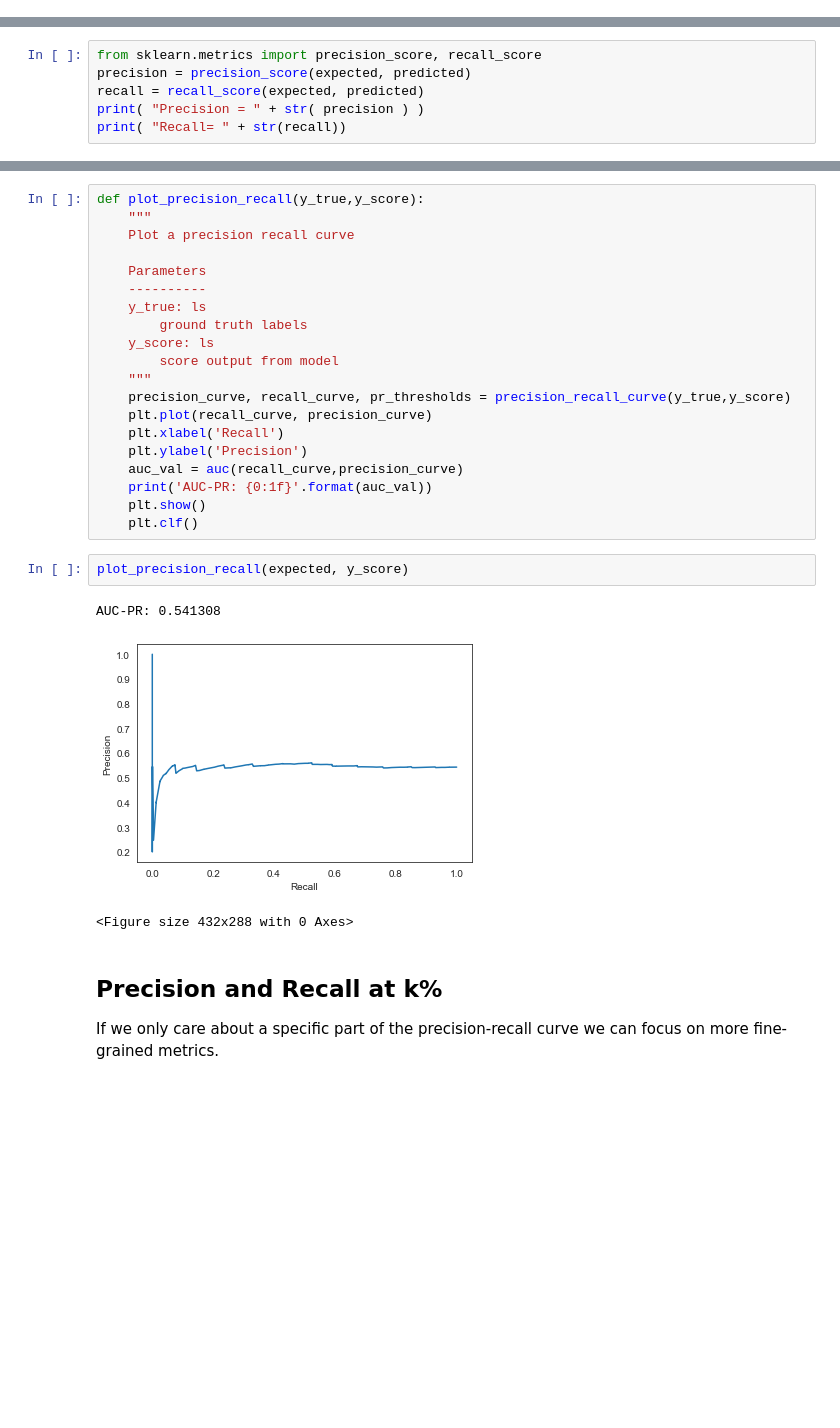
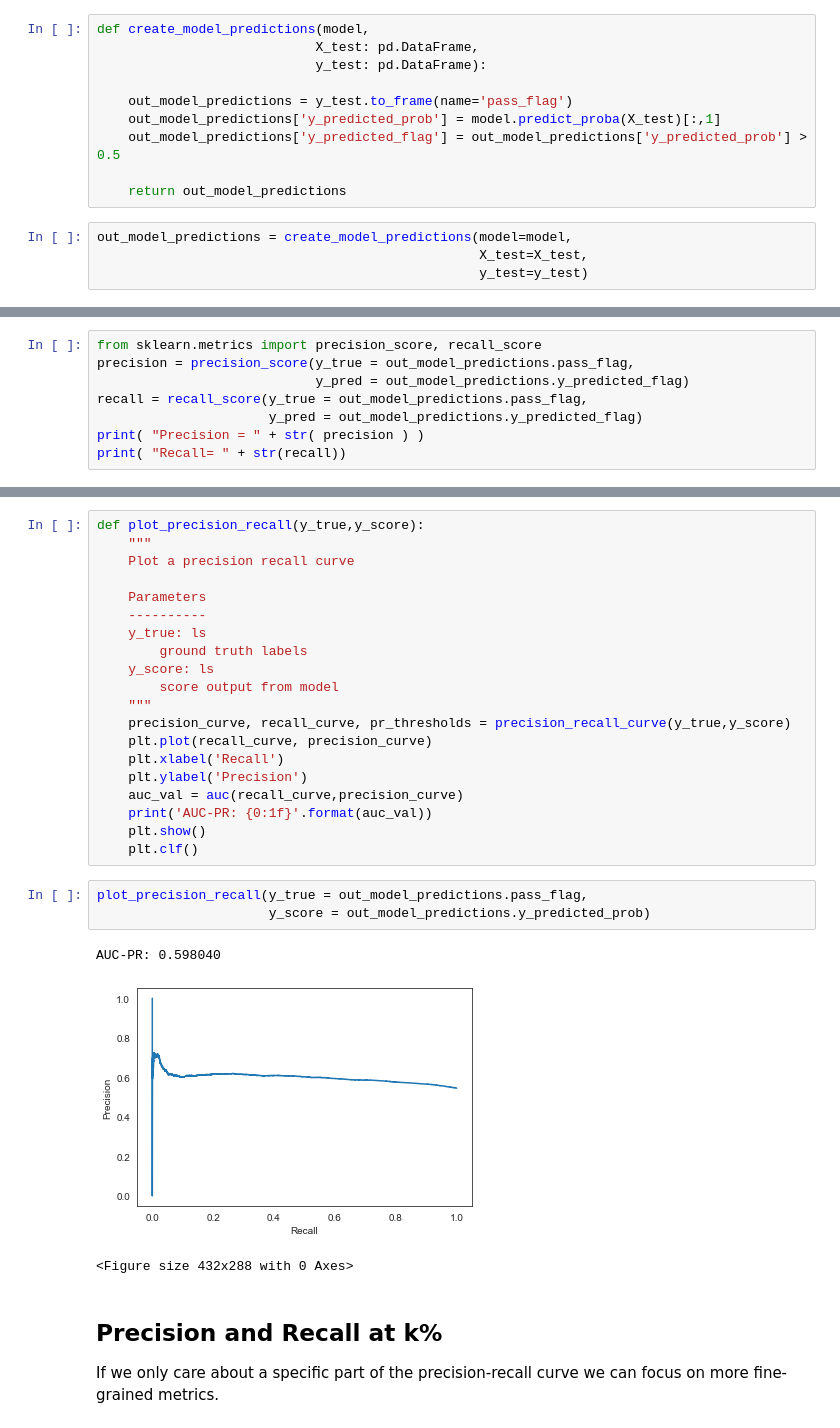
Before and after one commit to dssg/hitchhikers-guide, a Jupyter notebook: sources/curriculum/3_modeling_and_machine_learning/machine-learning/machine_learning_clean.ipynb, the cells around one changed output, grey strips where cells are left out. Cells and saved outputs as stored; diff of their text form; blank space fills up the shorter version.

Commit message:
added features and models

```diff
--- a/sources/curriculum/3_modeling_and_machine_learning/machine-learning/machine_learning_clean.ipynb
+++ b/sources/curriculum/3_modeling_and_machine_learning/machine-learning/machine_learning_clean.ipynb
@@ -582,0 +631,14 @@ test[['pass_flag', 'y_predicted']].head()
+# %%
+def create_model_predictions(model,
+                            X_test: pd.DataFrame,
+                            y_test: pd.DataFrame):
+
+    out_model_predictions = y_test.to_frame(name='pass_flag')
+    out_model_predictions['y_predicted_prob'] = model.predict_proba(X_test)[:,1]
+    out_model_predictions['y_predicted_flag'] = out_model_predictions['y_predicted_prob'] > 0.5
+
+    return out_model_predictions
+# %%
+out_model_predictions = create_model_predictions(model=model,
+                                                 X_test=X_test,
+                                                 y_test=y_test)
@@ -624,8 +693,10 @@ $$ Recall = \frac{TP}{TP+FN} $$
 By selecting different thresholds we can vary and tune the precision and recall of a given classifier. A conservative classifier (threshold 0.99) will classify a case as 1 only when it is *very sure*, leading to high precision. On the other end of the spectrum, a low threshold (e.g. 0.01) will lead to higher recall.
 # %%
 from sklearn.metrics import precision_score, recall_score
-precision = precision_score(expected, predicted)
-recall = recall_score(expected, predicted)
+precision = precision_score(y_true = out_model_predictions.pass_flag,
+                            y_pred = out_model_predictions.y_predicted_flag)
+recall = recall_score(y_true = out_model_predictions.pass_flag,
+                      y_pred = out_model_predictions.y_predicted_flag)
 print( "Precision = " + str( precision ) )
 print( "Recall= " + str(recall))
 # %% [output]
@@ -653,12 +724,13 @@ def plot_precision_recall(y_true,y_score):
     print('AUC-PR: {0:1f}'.format(auc_val))
     plt.show()
     plt.clf()
-# %%
-plot_precision_recall(expected, y_score)
-# %% [output]
-AUC-PR: 0.541308
-[figure, removed]
-<Figure size 432x288 with 0 Axes>
+# %%
+plot_precision_recall(y_true = out_model_predictions.pass_flag,
+                      y_score = out_model_predictions.y_predicted_prob)
+# %% [output]
+AUC-PR: 0.598040
+[figure, added]
+<Figure size 432x288 with 0 Axes>
 # %% [markdown]
 ## Precision and Recall at k%
 
```
Also changed, not shown: parts of 37 cells of this notebook.
